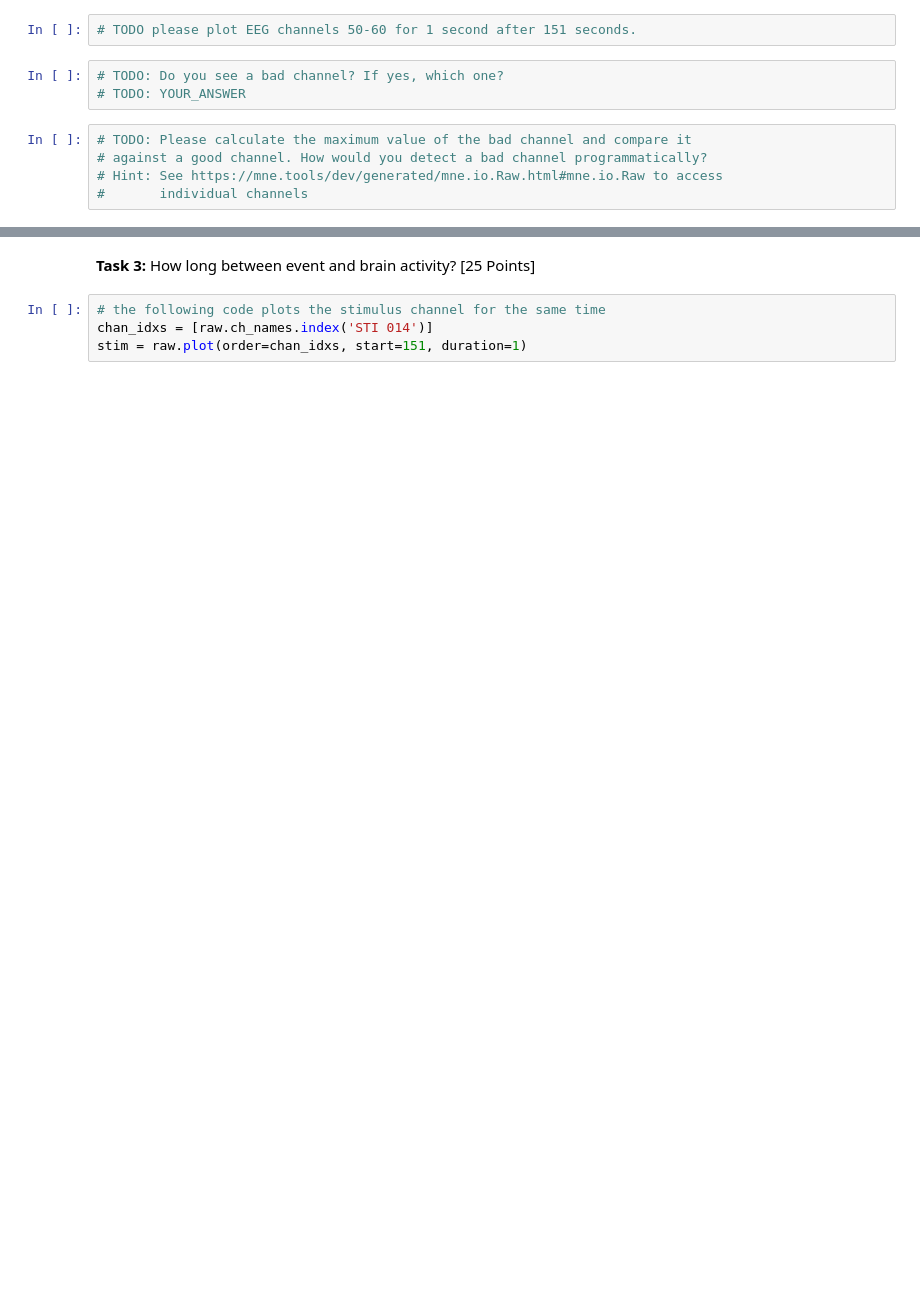
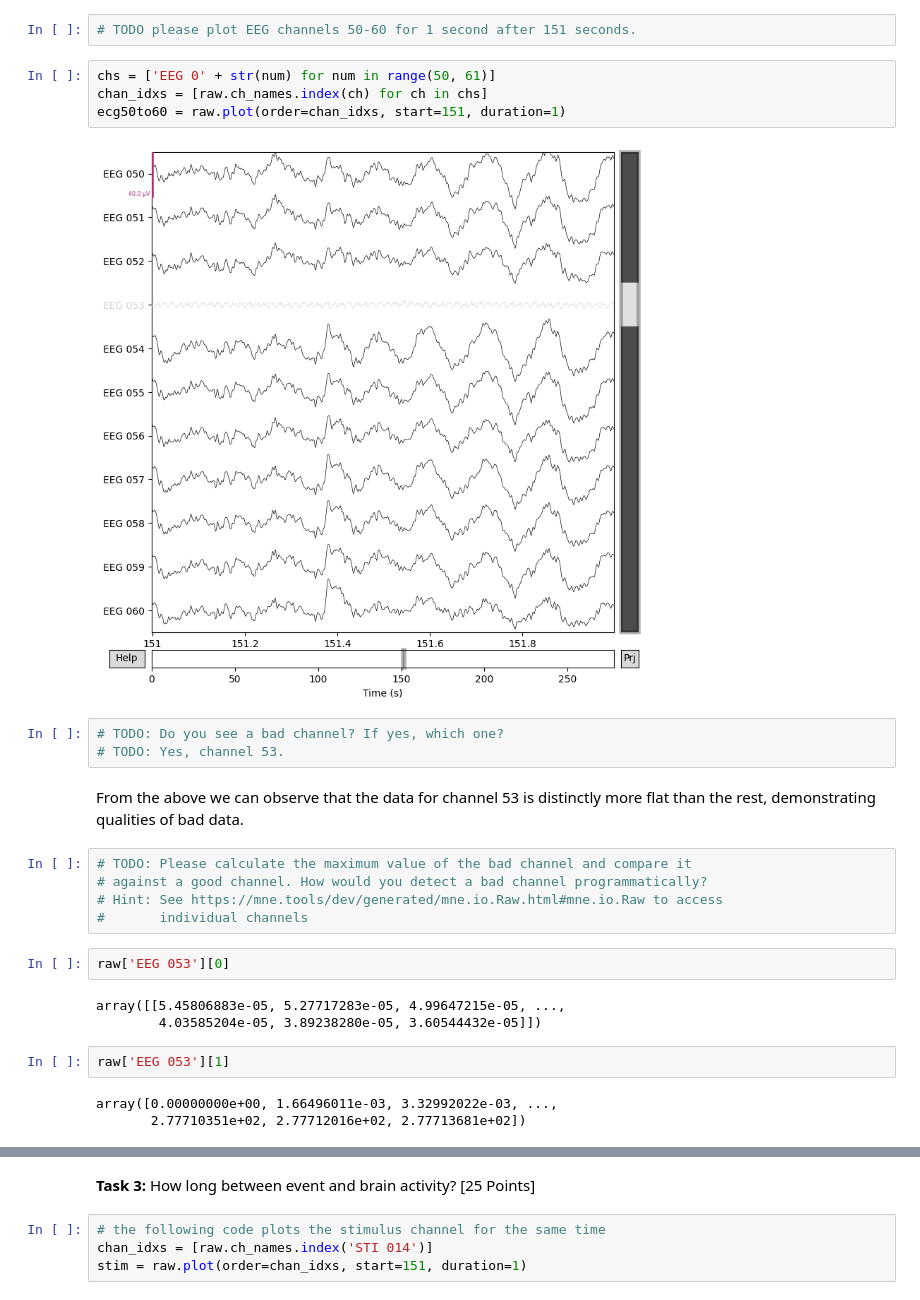
Before and after one commit to aidanrem/cs666student, a Jupyter notebook: CS666_Assignment_2.ipynb, the cells around one changed output, grey strips where cells are left out. Drawn from its saved outputs; the diff is of its cells as text; blank space fills up the shorter version.

```diff
--- a/CS666_Assignment_2.ipynb
+++ b/CS666_Assignment_2.ipynb
@@ -87,10 +121,28 @@ Using matplotlib as 2D backend.
 # %%
 # TODO please plot EEG channels 50-60 for 1 second after 151 seconds.
+# %%
+chs = ['EEG 0' + str(num) for num in range(50, 61)]
+chan_idxs = [raw.ch_names.index(ch) for ch in chs]
+ecg50to60 = raw.plot(order=chan_idxs, start=151, duration=1)
+# %% [output]
+[figure, added]
 # %%
 # TODO: Do you see a bad channel? If yes, which one?
-# TODO: YOUR_ANSWER
+# TODO: Yes, channel 53.
+# %% [markdown]
+From the above we can observe that the data for channel 53 is distinctly more flat than the rest, demonstrating qualities of bad data.
 # %%
 # TODO: Please calculate the maximum value of the bad channel and compare it
 # against a good channel. How would you detect a bad channel programmatically?
 # Hint: See https://mne.tools/dev/generated/mne.io.Raw.html#mne.io.Raw to access
 #       individual channels
+# %%
+raw['EEG 053'][0]
+# %% [output]
+array([[5.45806883e-05, 5.27717283e-05, 4.99647215e-05, ...,
+        4.03585204e-05, 3.89238280e-05, 3.60544432e-05]])
+# %%
+raw['EEG 053'][1]
+# %% [output]
+array([0.00000000e+00, 1.66496011e-03, 3.32992022e-03, ...,
+       2.77710351e+02, 2.77712016e+02, 2.77713681e+02])
```
Also changed, not shown: parts of 31 cells of this notebook.
